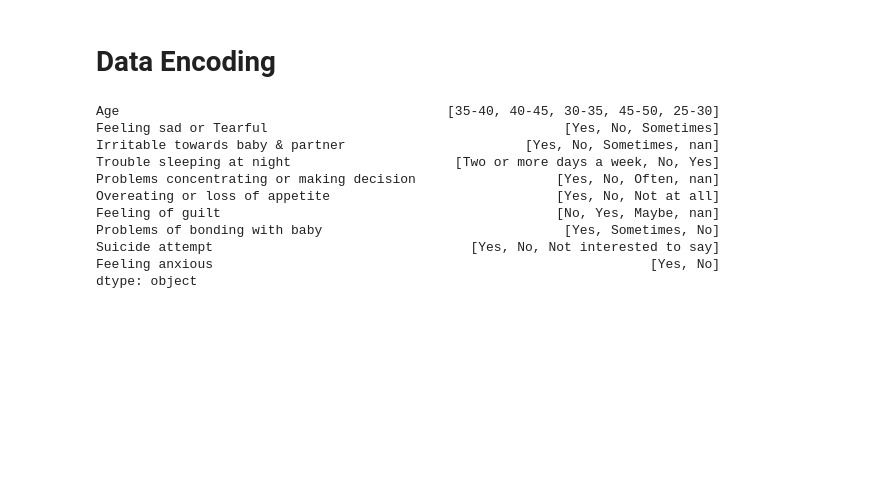
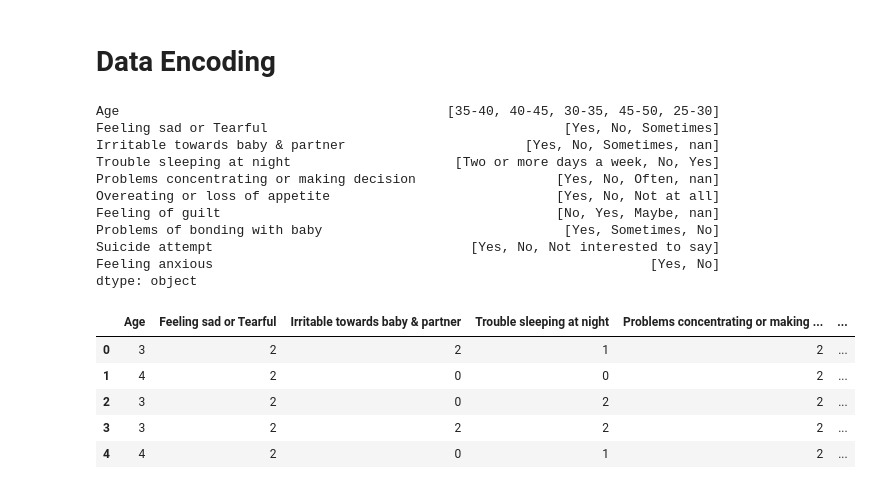
Before and after one commit to sherrywilly/CE880_Case_Study, a Jupyter notebook: case_study.ipynb, the cells around one changed output. Saved outputs shown, nothing was run; the diff lists cells and outputs as text; code cells hidden in the pictures; blank space fills up the shorter version.

```diff
--- a/case_study.ipynb
+++ b/case_study.ipynb
@@ -263,0 +267,13 @@ cleaned_df["Age"] = cleaned_df["Age"].map({"25-30":1,"30-35":2,"35-40":3, "40-45
+# %%
+# encoding all the columns using label_encoder except age and Feeling Anxious
+columns_except_age_and_anxity = cleaned_df.iloc[:,1:-1].columns
+for column in columns_except_age_and_anxity:
+  cleaned_df[column] = label_encoder.fit_transform(cleaned_df[column])
+cleaned_df.head()
+# %% [output]
+|  | Age | Feeling sad or Tearful | Irritable towards baby & partner | Trouble sleeping at night | Problems concentrating or making ... | ... |
+| 0 | 3 | 2 | 2 | 1 | 2 | ... |
+| 1 | 4 | 2 | 0 | 0 | 2 | ... |
+| 2 | 3 | 2 | 0 | 2 | 2 | ... |
+| 3 | 3 | 2 | 2 | 2 | 2 | ... |
+| 4 | 4 | 2 | 0 | 1 | 2 | ... |
```
Also changed, not shown: parts of 5 cells of this notebook.
